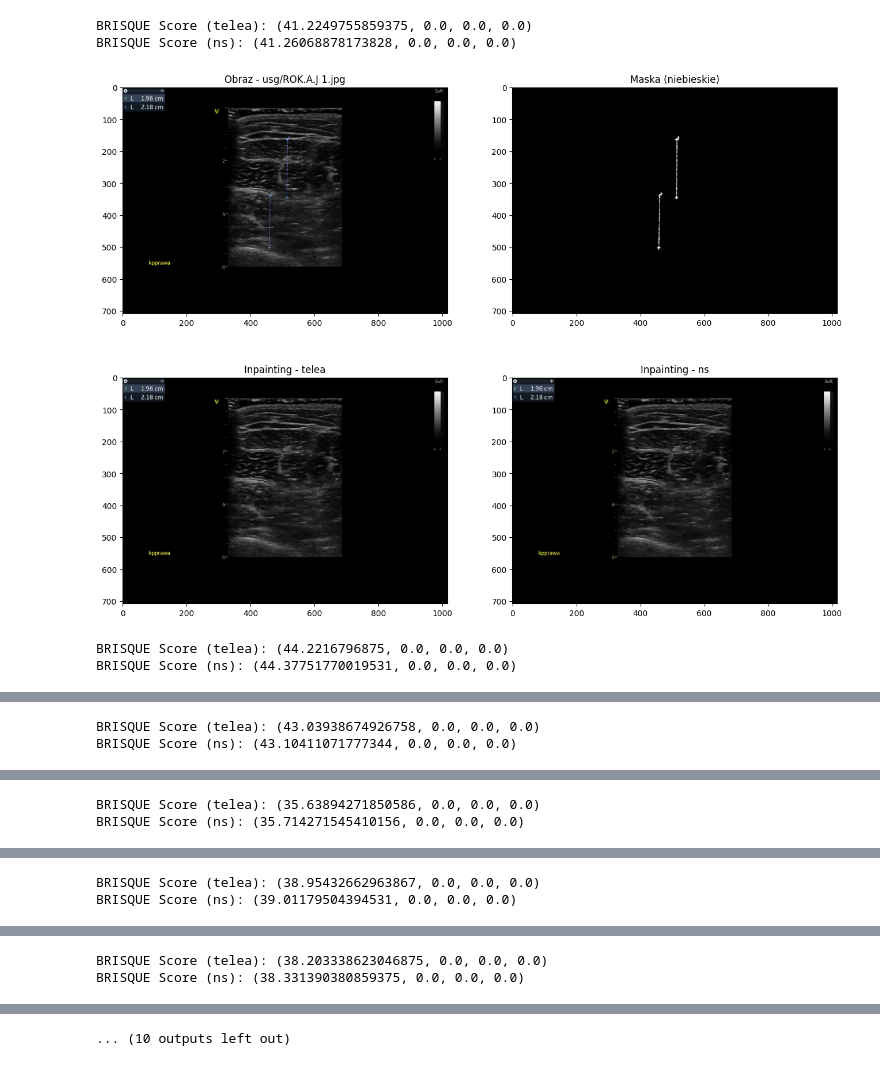
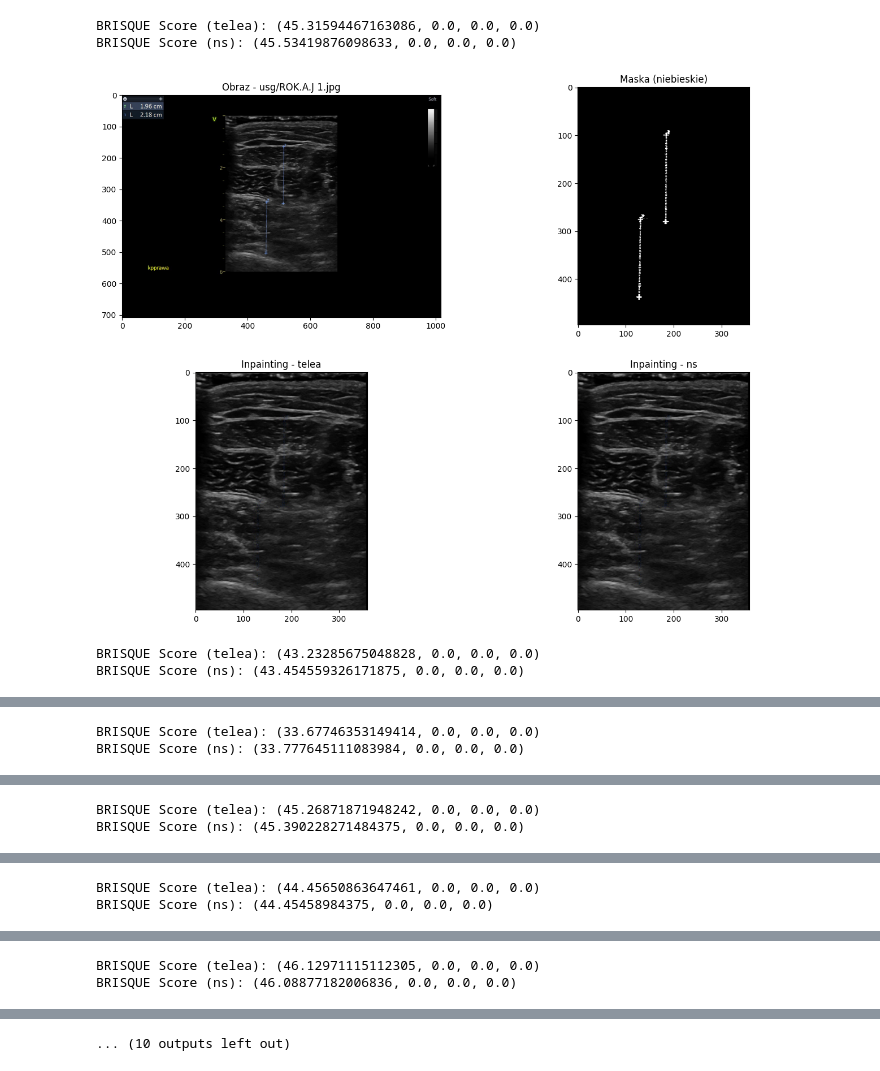
Before and after one commit to Mosder/agh, a Jupyter notebook: sem6/wizyjne/lab2/lab2.ipynb, the cells around one changed output, grey strips where cells are left out. Saved outputs shown, nothing was run; the diff lists cells and outputs as text; code cells hidden in the pictures.

```diff
--- a/sem6/wizyjne/lab2/lab2.ipynb
+++ b/sem6/wizyjne/lab2/lab2.ipynb
@@ -17,9 +17,9 @@ def detect_blue_mask(image, mask_region):
 
     mask = cv2.inRange(hsv, lower_blue, upper_blue)
 
-    mask_of_region = np.zeros(mask.shape, dtype=np.uint8)
     y1, x1, y2, x2 = mask_region
-    mask_of_region[y1:y2, x1:x2] = mask[y1:y2, x1:x2]
+    mask_of_region = np.zeros((y2-y1, x2-x1), dtype=np.uint8)
+    mask_of_region = mask[y1:y2, x1:x2]
     return mask_of_region
 
 def inpaint_image(image, mask, method="telea", radius=3):
@@ -30,14 +30,20 @@ def inpaint_image(image, mask, method="telea", radius=3):
 
     return cv2.inpaint(image, mask, radius, flag)
 
-def pipeline(image_path):
+def pipeline(image_path, cuts, out_path):
     image = load_image(image_path)
 
-    mask_region = (50, 200, image.shape[0]-100, image.shape[1]-200)
+    y1 = cuts[0]
+    x1 = cuts[1]
+    y2 = image.shape[0]-cuts[2]
+    x2 = image.shape[1]-cuts[3]
+    mask_region = (y1, x1, y2, x2)
     mask = detect_blue_mask(image, mask_region)
+    image_cut = np.zeros((y2-y1, x2-x1), dtype=np.uint8)
+    image_cut = image[y1:y2, x1:x2]
 
-    result_telea = inpaint_image(image, mask, method="telea", radius=3)
-    result_ns = inpaint_image(image, mask, method="ns", radius=3)
+    result_telea = inpaint_image(image_cut, mask, method="telea", radius=3)
+    result_ns = inpaint_image(image_cut, mask, method="ns", radius=3)
 
     score_telea = cv2.quality.QualityBRISQUE_compute(result_telea, "brisque_model.yml", "brisque_range.yml")
     score_ns = cv2.quality.QualityBRISQUE_compute(result_ns, "brisque_model.yml", "brisque_range.yml")
@@ -63,15 +69,34 @@ def pipeline(image_path):
     plt.imshow(result_ns)
 
     plt.show()
+
+    cv2.imwrite(out_path, cv2.cvtColor(result_ns, cv2.COLOR_RGB2BGR))
 # %%
+cuts = [
+    (65,330,147,327),
+    (65,340,147,342),
+    (65,340,147,340),
+    (65,269,147,270),
+    (65,268,147,268),
+    (65,267,147,267),
+    (65,340,147,342),
+    (65,342,147,342),
+    (65,328,147,330),
+    (65,327,147,327),
+    (65,328,147,329)
+]
+cut_id = 0
 dir_path = "usg"
+out_dir = "usg-out"
 for file in os.listdir(dir_path):
     if file.endswith(".jpg"):
         path = os.path.join(dir_path, file)
-        pipeline(path)
+        out_path = os.path.join(out_dir, file)
+        pipeline(path, cuts[cut_id], out_path)
+        cut_id += 1
 # %% [output]
-BRISQUE Score (telea): (41.2249755859375, 0.0, 0.0, 0.0)
-BRISQUE Score (ns): (41.26068878173828, 0.0, 0.0, 0.0)
+BRISQUE Score (telea): (45.31594467163086, 0.0, 0.0, 0.0)
+BRISQUE Score (ns): (45.53419876098633, 0.0, 0.0, 0.0)
-[figure, old version]
+[figure, new version]
-BRISQUE Score (telea): (44.2216796875, 0.0, 0.0, 0.0)
-BRISQUE Score (ns): (44.37751770019531, 0.0, 0.0, 0.0)
+BRISQUE Score (telea): (43.23285675048828, 0.0, 0.0, 0.0)
+BRISQUE Score (ns): (43.454559326171875, 0.0, 0.0, 0.0)
@@ -79,2 +104,2 @@ BRISQUE Score (ns): (44.37751770019531, 0.0, 0.0, 0.0)
-BRISQUE Score (telea): (43.03938674926758, 0.0, 0.0, 0.0)
-BRISQUE Score (ns): (43.10411071777344, 0.0, 0.0, 0.0)
+BRISQUE Score (telea): (33.67746353149414, 0.0, 0.0, 0.0)
+BRISQUE Score (ns): (33.777645111083984, 0.0, 0.0, 0.0)
@@ -82,2 +107,2 @@ BRISQUE Score (ns): (43.10411071777344, 0.0, 0.0, 0.0)
-BRISQUE Score (telea): (35.63894271850586, 0.0, 0.0, 0.0)
-BRISQUE Score (ns): (35.714271545410156, 0.0, 0.0, 0.0)
+BRISQUE Score (telea): (45.26871871948242, 0.0, 0.0, 0.0)
+BRISQUE Score (ns): (45.390228271484375, 0.0, 0.0, 0.0)
@@ -85,2 +110,2 @@ BRISQUE Score (ns): (35.714271545410156, 0.0, 0.0, 0.0)
-BRISQUE Score (telea): (38.95432662963867, 0.0, 0.0, 0.0)
-BRISQUE Score (ns): (39.01179504394531, 0.0, 0.0, 0.0)
+BRISQUE Score (telea): (44.45650863647461, 0.0, 0.0, 0.0)
+BRISQUE Score (ns): (44.45458984375, 0.0, 0.0, 0.0)
@@ -88,2 +113,2 @@ BRISQUE Score (ns): (39.01179504394531, 0.0, 0.0, 0.0)
-BRISQUE Score (telea): (38.203338623046875, 0.0, 0.0, 0.0)
-BRISQUE Score (ns): (38.331390380859375, 0.0, 0.0, 0.0)
+BRISQUE Score (telea): (46.12971115112305, 0.0, 0.0, 0.0)
+BRISQUE Score (ns): (46.08877182006836, 0.0, 0.0, 0.0)
```
Also changed, not shown: parts of 1 cell of this notebook, 11 other files.
